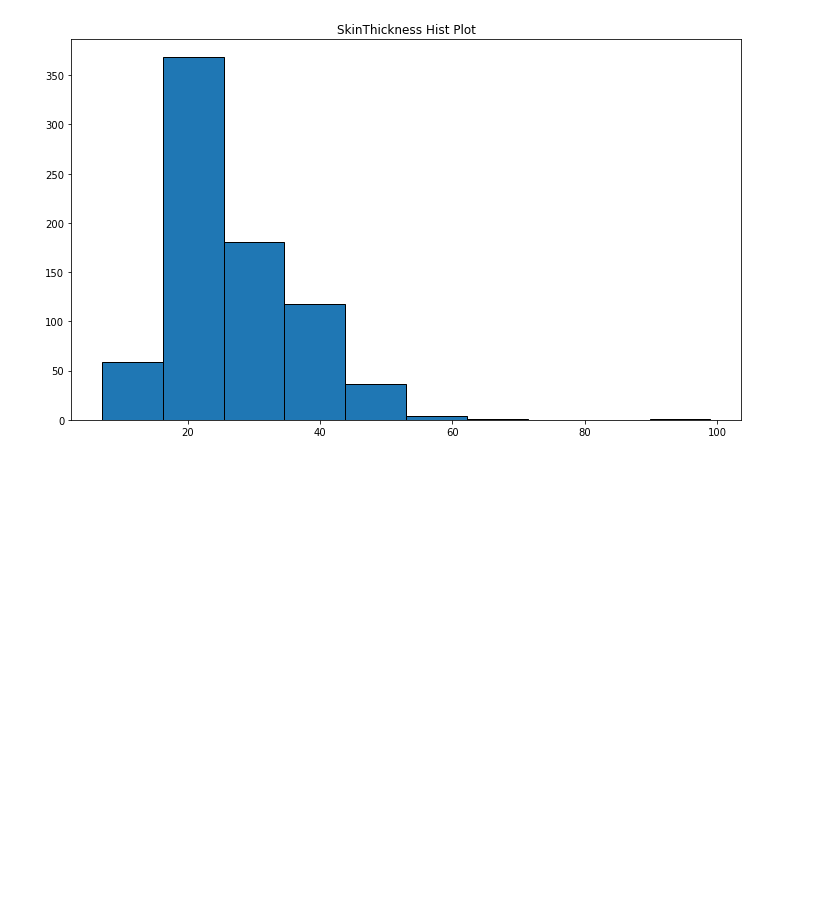
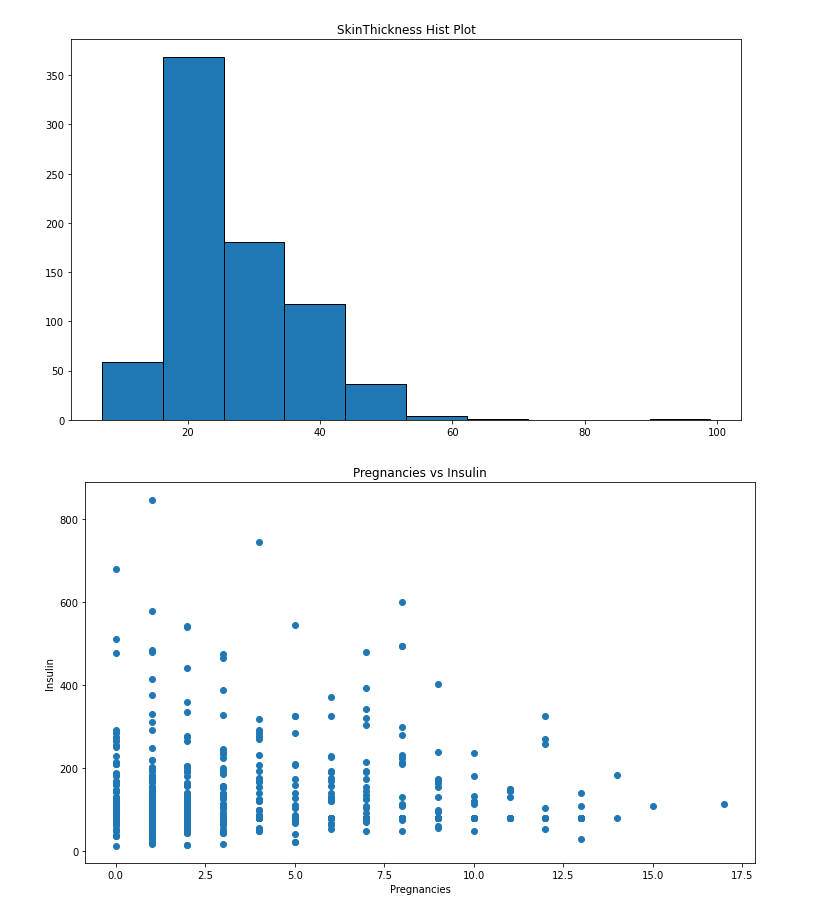
Before and after one commit to shamirchulliyan/Logistic-Regression, a Jupyter notebook: Diabetes.ipynb, the cells around one changed output. Cells and saved outputs as stored; diff of their text form; code cells hidden in the pictures; blank space fills up the shorter version.

```diff
--- a/Diabetes.ipynb
+++ b/Diabetes.ipynb
@@ -34,3 +34,12 @@ plt.title("SkinThickness Hist Plot")
 plt.show()
 # %% [output]
 [figure]
+# %%
+plt.figure(figsize=(12, 7))
+plt.scatter("Pregnancies", "Insulin", data=df)
+plt.title("Pregnancies vs Insulin")
+plt.xlabel("Pregnancies")
+plt.ylabel("Insulin")
+plt.show()
+# %% [output]
+[figure, added]
```
Also changed, not shown: parts of 8 cells of this notebook.
